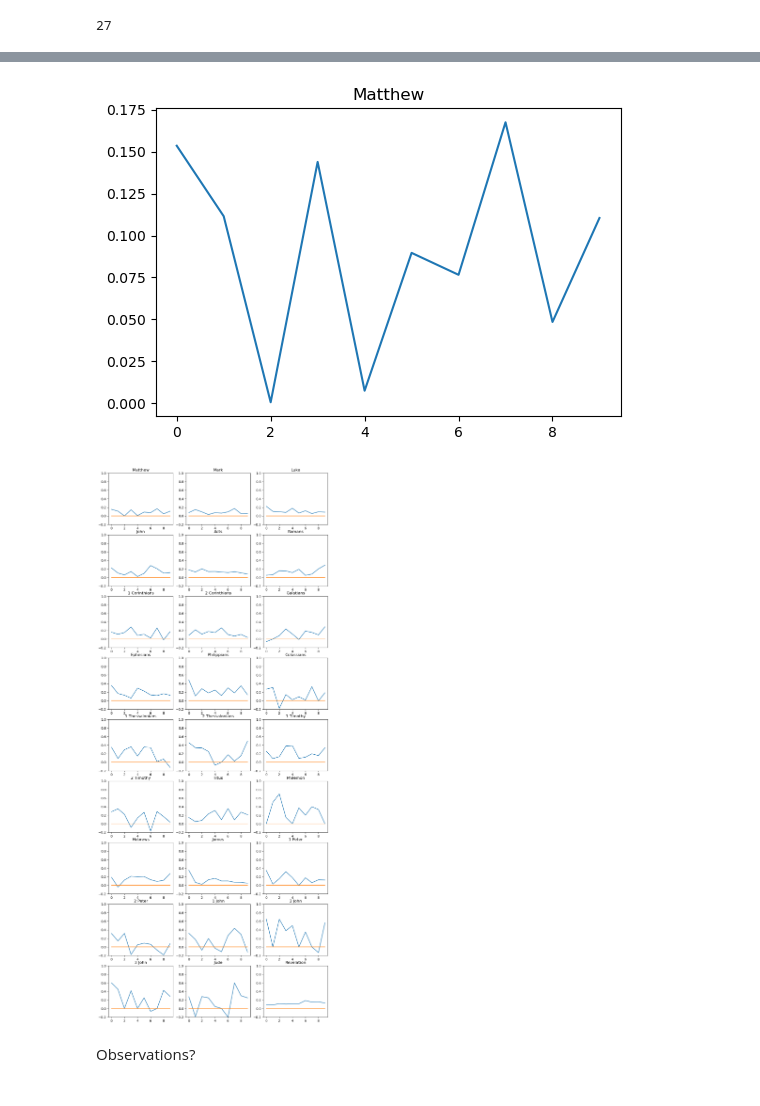
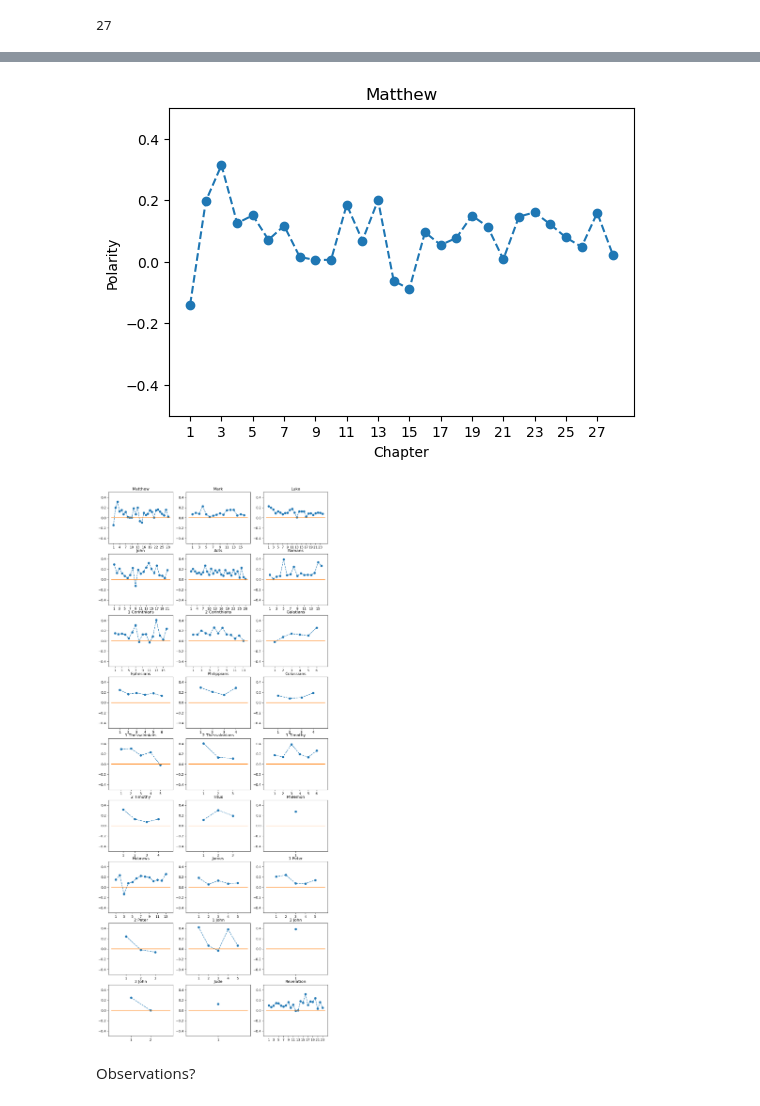
Before and after one commit to gordon-cs/nlp-demo, a Jupyter notebook: 3-Sentiment-Analysis.ipynb, the cells around one changed output, grey strips where cells are left out. Cells and saved outputs as stored; diff of their text form; code cells hidden in the pictures.

```diff
--- a/3-Sentiment-Analysis.ipynb
+++ b/3-Sentiment-Analysis.ipynb
@@ -120,3 +107,9 @@ def split_text(text, n=10):
+# %%
+# Split each book into chapters
+import re
+
+def split_into_chapters(text):
+    return re.split(r'\s*[0-9]:', text.rstrip())
 # %%
 # Let's take a look at our data again
 data
@@ -141,10 +134,8 @@ data
 # %%
 # Let's create a list to hold all of the pieces of text
-
-num_parts = 10
 list_pieces = []
-for t in data.book_text:
-    split = split_text(t, num_parts)
+for text in data.book_text:
+    split = split_into_chapters(text)[1:]
     list_pieces.append(split)
 
 #list_pieces
@@ -184,25 +182,35 @@ polarity_in_book[0]
 # %%
 # Show the plot for one book
+import numpy as np
 plt.figure(figsize=(6,4))
-plt.plot(polarity_in_book[0])
+n_chap = len(polarity_in_book[0])
+plt.plot(np.arange(1, n_chap+1), polarity_in_book[0], 'o--')
+plt.xticks(np.arange(1, n_chap+1, 2))
+plt.xlabel('Chapter')
+plt.ylabel('Polarity')
 plt.title(data.index[0])
+plt.ylim(bottom=-0.5, top=0.5)
 plt.show()
 # %% [output]
-[figure, old version]
+[figure, new version]
 # %%
-# Show the plot for all books
+# Show the plots for all books
 plt.rcParams['figure.figsize'] = [12, 30]
 
 for index, book in enumerate(data.index):
     plt.subplot(9, 3, index+1)
-    plt.plot(polarity_in_book[index])
-    plt.plot(np.arange(0, num_parts), np.zeros(num_parts))
+    n = len(polarity_in_book[index])
+    plt.plot(np.arange(1,n+1), polarity_in_book[index], 'o--')
+    plt.xticks(np.arange(1, n+1, 1+n//13))
+    plt.plot(np.arange(0,n+2), np.zeros(n+2))
+    #plt.xlabel('Chapter Segment')
+    #plt.ylabel('Polarity')
     plt.title(book)
-    plt.ylim(bottom=-.2, top=1)
+    plt.ylim(bottom=-.5, top=0.5)
 
 plt.show()
 # %% [output]
-[figure, old version]
+[figure, new version]
 # %% [markdown]
 Observations?
 # %% [markdown]
```
Also changed, not shown: parts of 13 cells of this notebook, 33 other files.
